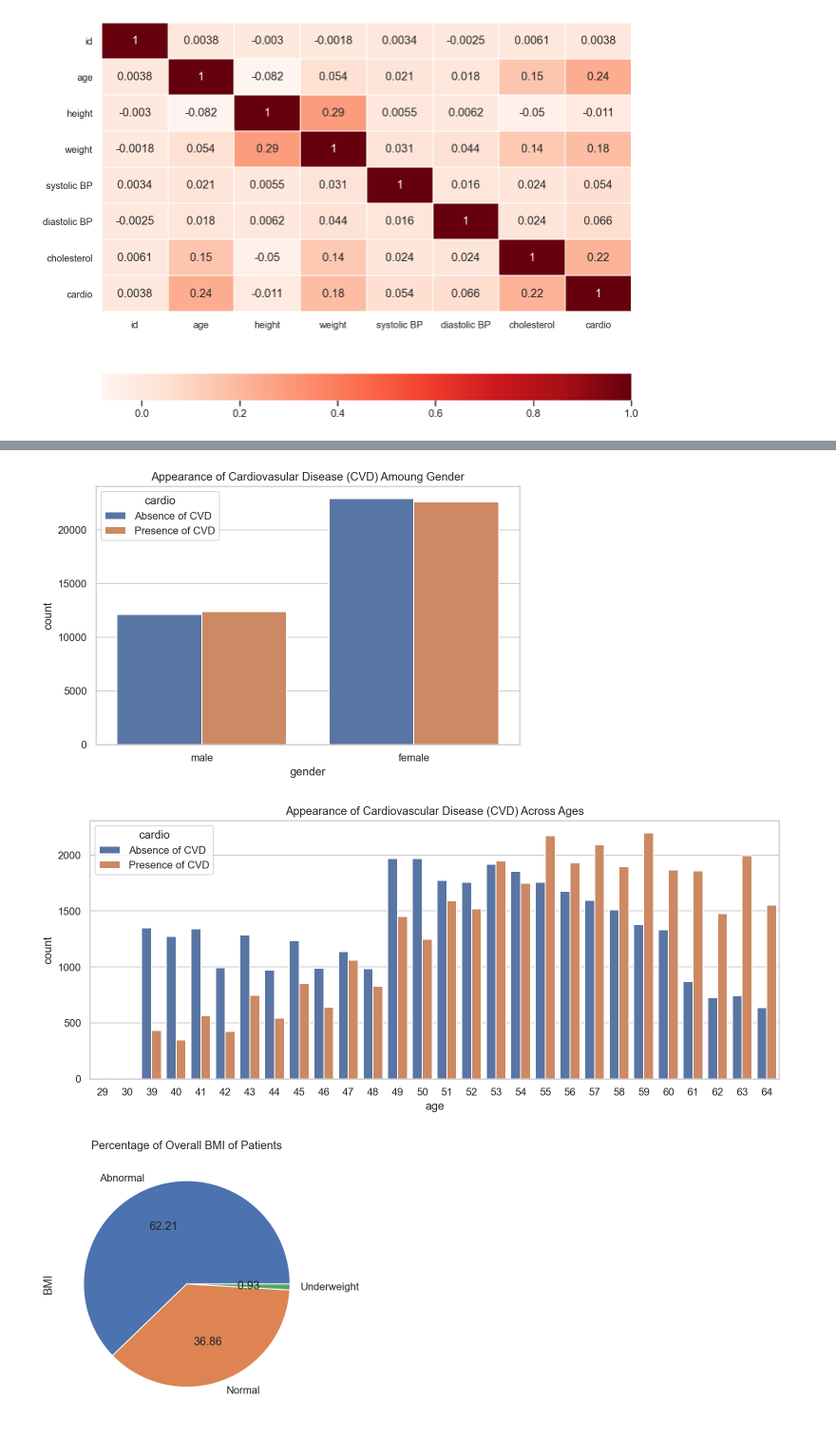
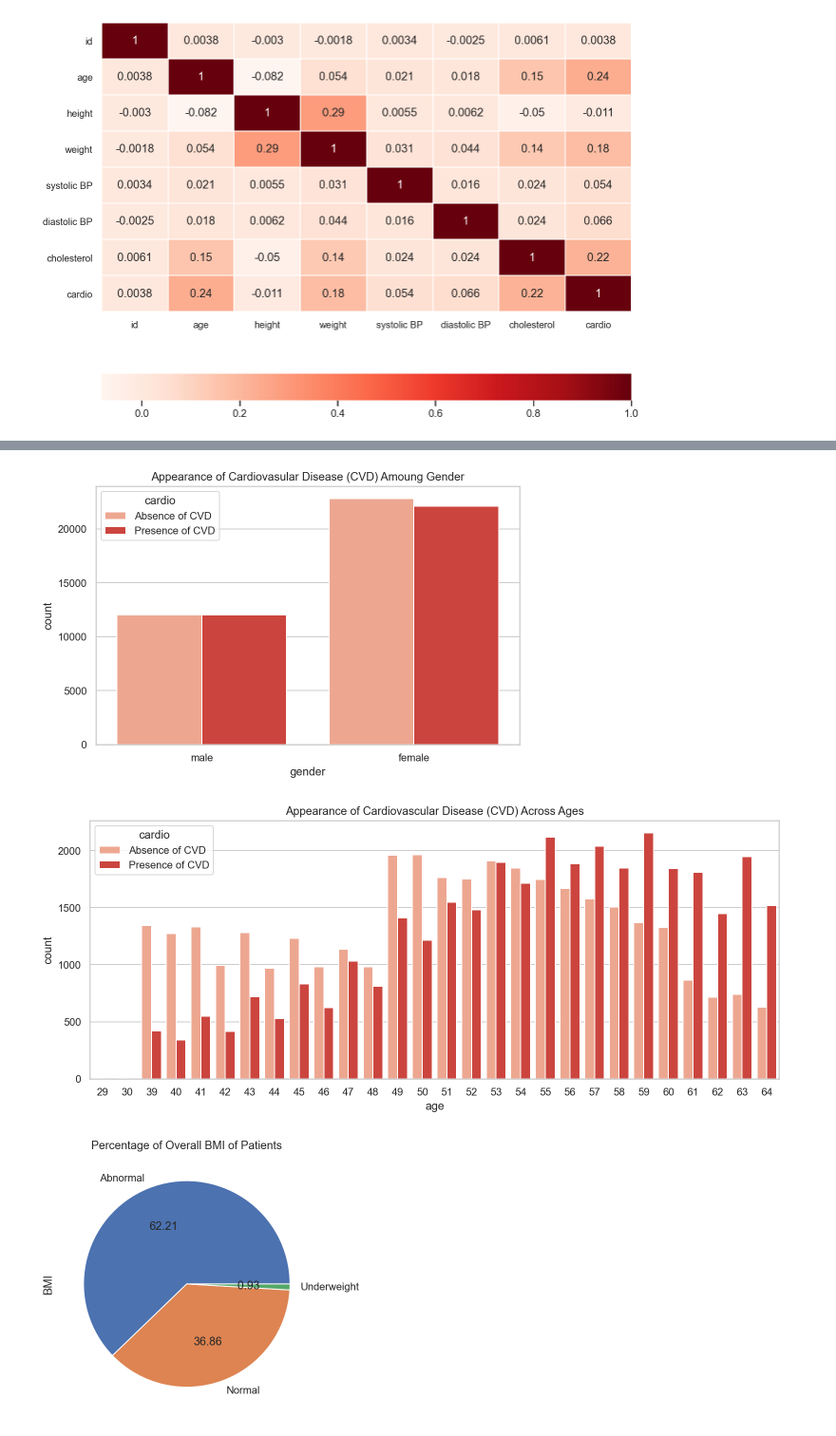
Before and after one commit to adamskel78/SHAX_group_project, a Jupyter notebook: Cardiovascular_Disease_sd.ipynb, the cells around one changed output, grey strips where cells are left out. Shown at 95% size. Cells and saved outputs as stored; diff of their text form; code cells hidden in the pictures.

```diff
--- a/Cardiovascular_Disease_sd.ipynb
+++ b/Cardiovascular_Disease_sd.ipynb
@@ -419,18 +419,18 @@ if save_mode:
 # %%
 mpl.rcParams['figure.figsize'] = 8,5
-sns.countplot(x="gender", data=df_cat, hue="cardio").set_title("Appearance of Cardiovasular Disease (CVD) Amoung Gender")
+sns.countplot(x="gender", data=df_cat, hue="cardio", palette="Reds").set_title("Appearance of Cardiovasular Disease (CVD) Amoung Gender")
 if save_mode:
     plt.savefig(save_path + "Count_Gender_CVD.png")
 # Not much of a difference between females (1) and males (2) and the chance of getting cardiovascular disease.
 # %% [output]
-[figure, old version]
+[figure, new version]
 # %%
 mpl.rcParams['figure.figsize'] = 13,5
-sns.countplot(x="age", hue="cardio", data = df_cat).set_title("Appearance of Cardiovascular Disease (CVD) Across Ages")
+sns.countplot(x="age", hue="cardio", data = df_cat, palette="Reds").set_title("Appearance of Cardiovascular Disease (CVD) Across Ages")
 if save_mode:
     plt.savefig(save_path + "Card_Across_Ages.png")
 # %% [output]
-[figure, old version]
+[figure, new version]
 # %%
 df_cat["BMI"].value_counts().plot(kind="pie", title="Percentage of Overall BMI of Patients", autopct="%.2f")
 if save_mode:
```
Also changed, not shown: parts of 14 cells of this notebook.
